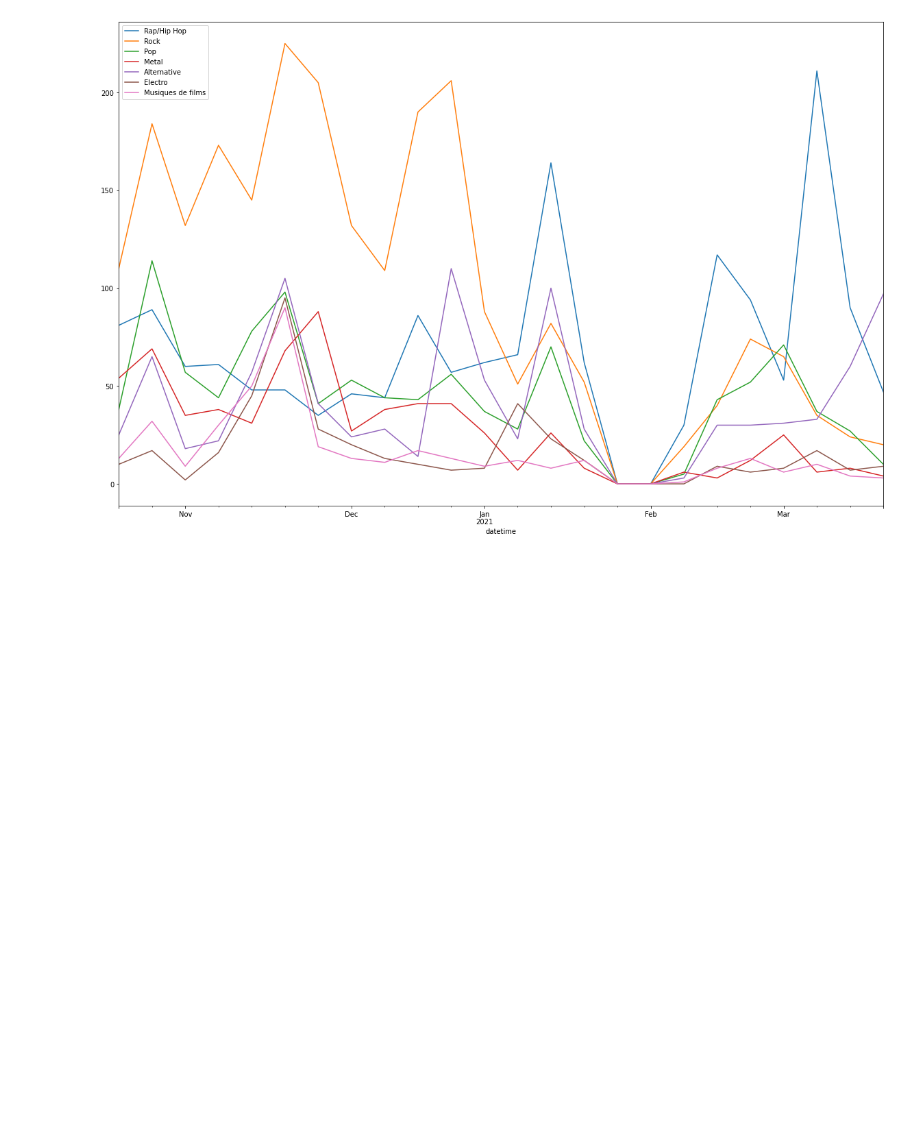
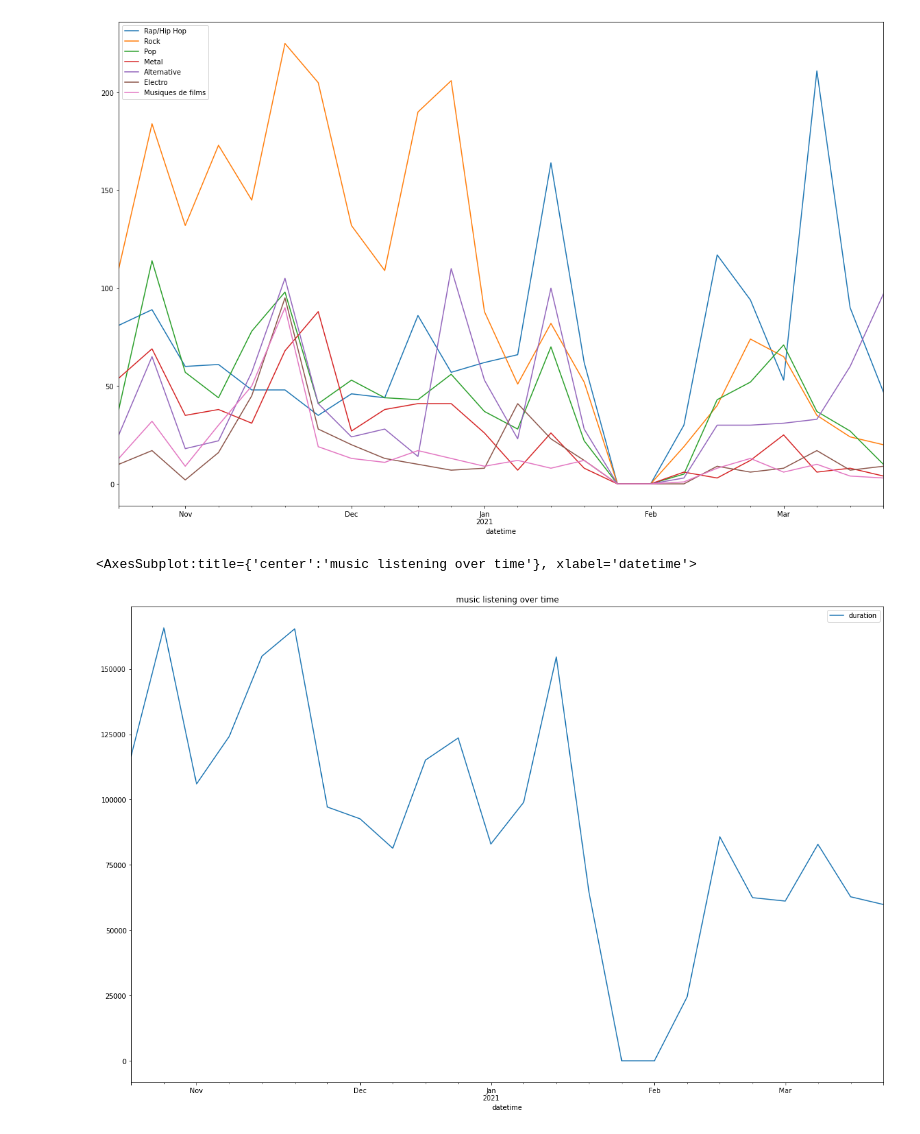
Before and after one commit to lachhebo/deezer_visualisation, a Jupyter notebook: Graph Notebook.ipynb, the cells around one changed output. Saved outputs shown, nothing was run; the diff lists cells and outputs as text; code cells hidden in the pictures; blank space fills up the shorter version.

Commit message:
add a new graph

```diff
--- a/Graph Notebook.ipynb
+++ b/Graph Notebook.ipynb
@@ -128,3 +128,12 @@ data_resample.plot(figsize=(20,13))
 # %% [output]
 <AxesSubplot:xlabel='datetime'>
 [figure]
+# %%
+ts = DF_HISTORY[['datetime', 'duration']].sort_values('datetime')
+ts['datetime'] = ts['datetime'].apply(dateutil.parser.parse)
+ts  = ts.set_index('datetime')
+data_resample = ts.resample('1W').sum()
+data_resample.plot(figsize=(20,13), title="music listening over time")
+# %% [output]
+<AxesSubplot:title={'center':'music listening over time'}, xlabel='datetime'>
+[figure, added]
```
